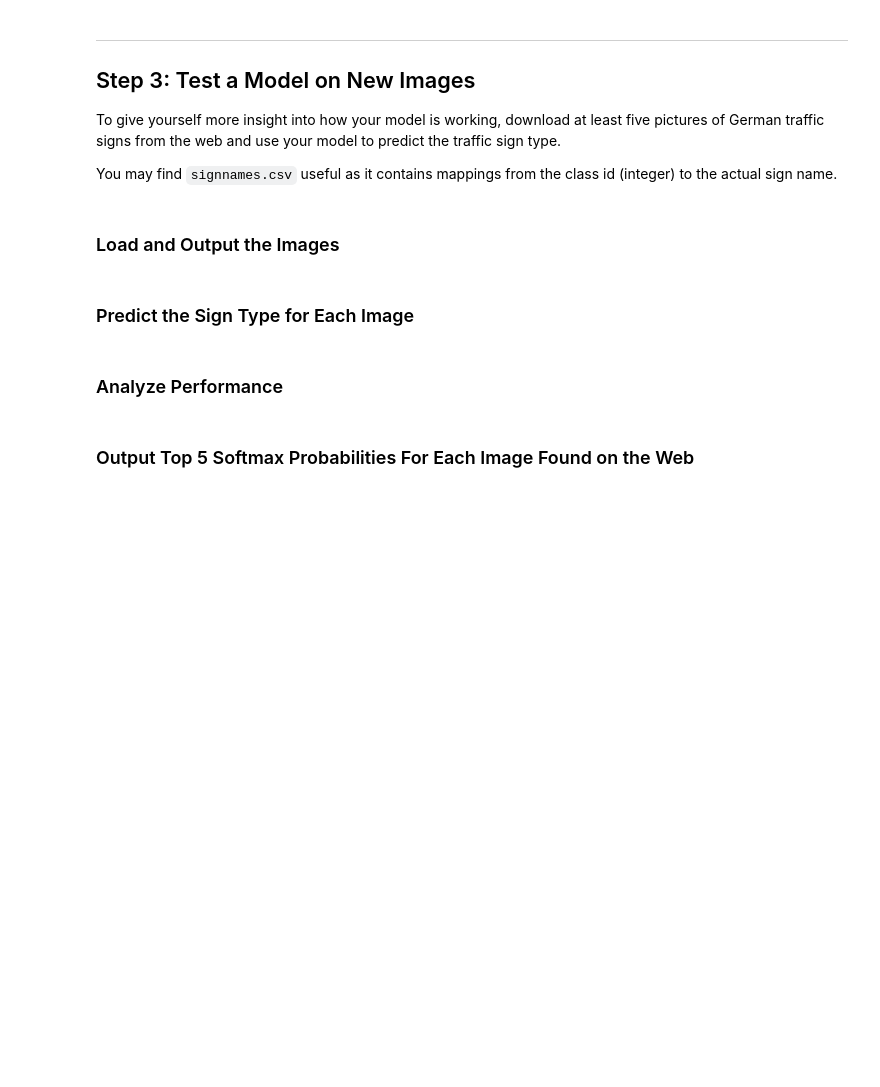
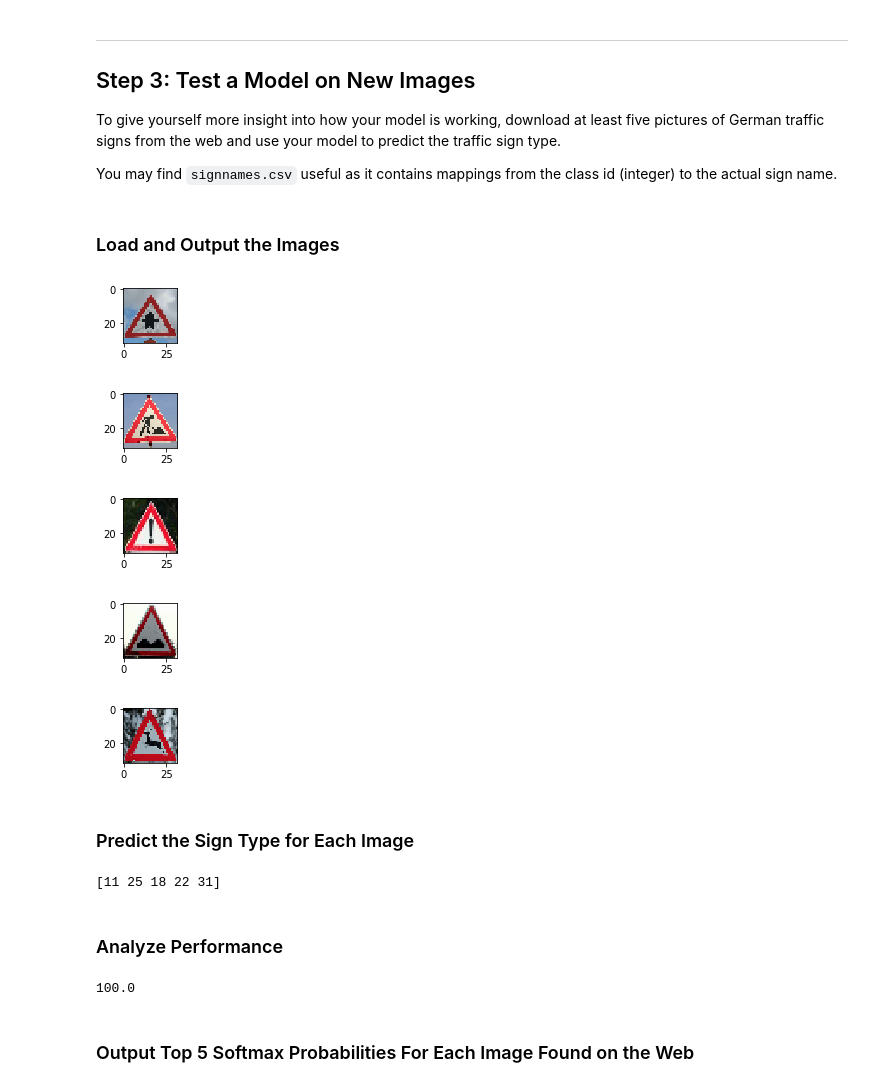
Before and after one commit to MarilynFranklin/traffic-sign-classifier, a Jupyter notebook: Traffic_Sign_Classifier.ipynb, the cells around one changed output. Cells and saved outputs as stored; diff of their text form; code cells hidden in the pictures; blank space fills up the shorter version.

Commit message:
Test with new traffic signs

```diff
--- a/Traffic_Sign_Classifier.ipynb
+++ b/Traffic_Sign_Classifier.ipynb
@@ -139,14 +139,25 @@ Use the code cell (or multiple code cells, if necessary) to implement the first
 ### converting to grayscale, etc.
 ### Feel free to use as many code cells as needed.
 import numpy as np
+import matplotlib.pyplot as plt
+import matplotlib.image as mpimg
+import cv2
 
 def normalize(x):
-    return (x - 128)/128
+    x = x.astype('float32')
+    mean = np.mean(x)
+    std = np.std(x)
+    x -= mean
+    x /= std
+    return x
 
-def rgb2gray(rgb):
-    gray = np.dot(rgb[...,:3], [0.299, 0.587, 0.114])
-    gray = np.reshape(gray, (len(rgb), 32, 32, 1))
-    return gray
+def rgb2gray(data):
+    imgs = np.ndarray((data.shape[0], 32, 32, 1), dtype=np.uint8)
+    for i, img in enumerate(data):
+        img = cv2.cvtColor(img, cv2.COLOR_BGR2GRAY)
+        img = np.expand_dims(img, axis=2)
+        imgs[i] = img
+    return imgs
 
 X_train = normalize(rgb2gray(X_train))
 X_valid = normalize(rgb2gray(X_valid))
@@ -159,6 +170,7 @@ X_test = normalize(rgb2gray(X_test))
 ### Define your architecture here.
 ### Feel free to use as many code cells as needed.
 from tensorflow.contrib.layers import flatten
+import tensorflow as tf
 
 def LeNet(x):
     # Arguments used for tf.truncated_normal, randomly defines variables for the weights and biases for each layer
@@ -209,7 +221,7 @@ def LeNet(x):
     fc2    = tf.nn.relu(fc2)
 
     # SOLUTION: Layer 5: Fully Connected. Input = 84. Output = 10.
-    fc3_W  = tf.Variable(tf.truncated_normal(shape=(84, 43), mean = mu, stddev = sigma))
+    fc3_W  = tf.Variable(tf.truncated_normal(shape=(fc2.get_shape().as_list()[1], 43), mean = mu, stddev = sigma))
     fc3_b  = tf.Variable(tf.zeros(43))
     logits = tf.matmul(fc2, fc3_W) + fc3_b
 
@@ -230,7 +240,7 @@ sets imply underfitting. A high accuracy on the training set but low accuracy on
 ### Once a final model architecture is selected,
 ### the accuracy on the test set should be calculated and reported as well.
 ### Feel free to use as many code cells as needed.
-EPOCHS = 20
+EPOCHS = 50
 BATCH_SIZE = 256
 rate = 0.001
 keep_probability = 0.50
@@ -311,14 +326,56 @@ You may find `signnames.csv` useful as it contains mappings from the class id (i
+# %%
+### Load the images and plot them here.
+### Feel free to use as many code cells as needed.
+import os
+traffic_signs = os.listdir("german_traffic_signs/")
+traffic_images = []
+traffic_signs.sort()
+
+for i, traffic_sign in enumerate(traffic_signs):
+    name = "german_traffic_signs/{traffic_sign!s}".format(**locals())
+    image = mpimg.imread(name)
+    image = cv2.resize(image, (32, 32))
+    traffic_images.append(image)
+    plt.figure(figsize=(1,1))
+    plt.imshow(image)
+
+traffic_images = normalize(rgb2gray(np.array(traffic_images)))
+# %% [output]
+[figure, added]
+[figure, added]
+[figure, added]
+[figure, added]
+[figure, added]
 # %% [markdown]
 ### Predict the Sign Type for Each Image
 # %%
 ### Run the predictions here and use the model to output the prediction for each image.
 ### Make sure to pre-process the images with the same pre-processing pipeline used earlier.
 ### Feel free to use as many code cells as needed.
+
+expected_values = np.array([11, 25, 18, 22, 31])
+with tf.Session() as sess:
+    new_saver = tf.train.import_meta_graph('./lenet.meta')
+    new_saver.restore(sess, tf.train.latest_checkpoint('.'))
+    predicted_logits = sess.run(logits, feed_dict={x: traffic_images, keep_prob: 1.0})
+
+    predicted_labels = np.argmax(predicted_logits, axis=1)
+
+predicted_labels = np.array(predicted_labels)
+print(predicted_labels)
+# %% [output]
+[11 25 18 22 31]
 # %% [markdown]
 ### Analyze Performance
 # %%
 ### Calculate the accuracy for these 5 new images.
 ### For example, if the model predicted 1 out of 5 signs correctly, it's 20% accurate on these new images.
+total_correct = sum(predicted_labels == expected_values)
+
+accuracy = (float(total_correct) / float(len(expected_values))) * 100
+print(accuracy)
+# %% [output]
+100.0
 # %% [markdown]
 ### Output Top 5 Softmax Probabilities For Each Image Found on the Web
 # %% [markdown]
```
Also changed, not shown: parts of 8 cells of this notebook, 5 other files.
